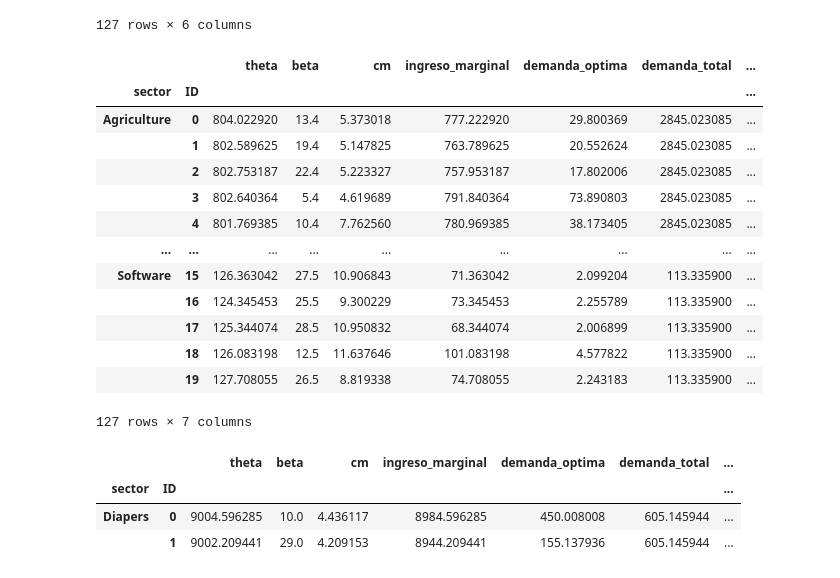
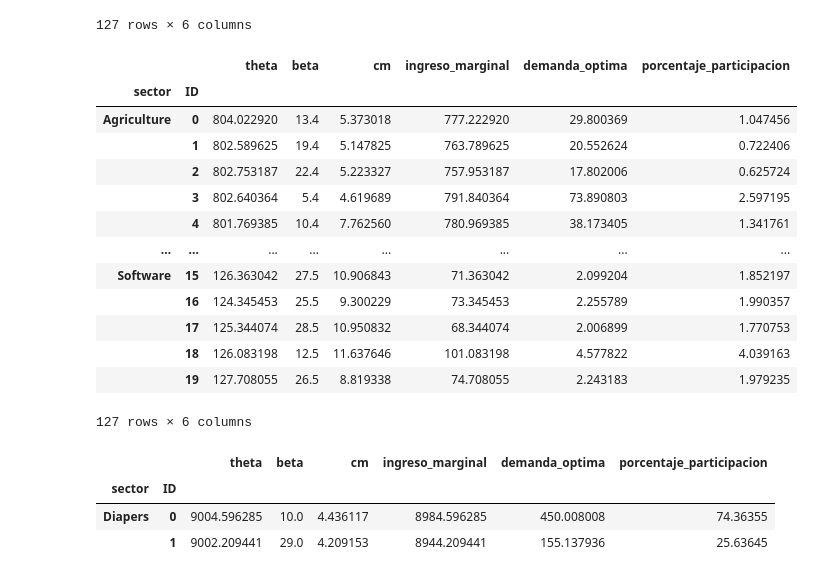
Before and after one commit to Davichobacter/ds-4geeks, a Jupyter notebook: taller_poder_mercado.ipynb, the cells around one changed output. Drawn from its saved outputs; the diff is of its cells as text; code cells hidden in the pictures.

```diff
--- a/taller_poder_mercado.ipynb
+++ b/taller_poder_mercado.ipynb
@@ -123,27 +123,27 @@ df_grupo
 |  | 19 | 127.708055 | 26.5 | 8.819338 | 74.708055 | 2.243183 | 113.335900 |
 127 rows × 6 columns
 # %%
-df_grupo['porcentaje_participacion'] = (df_grupo['demanda_optima'] / df_grupo['demanda_total'])*100
+df_grupo['porcentaje_participacion'] = (df_grupo['demanda_optima'] / df_grupo.groupby('sector')['demanda_optima'].transform('sum'))*100
 df_grupo
 # %% [output]
-|  |  | theta | beta | cm | ingreso_marginal | demanda_optima | demanda_total | ... |
-| sector | ID |  |  |  |  |  |  | ... |
-| Agriculture | 0 | 804.022920 | 13.4 | 5.373018 | 777.222920 | 29.800369 | 2845.023085 | ... |
-|  | 1 | 802.589625 | 19.4 | 5.147825 | 763.789625 | 20.552624 | 2845.023085 | ... |
-|  | 2 | 802.753187 | 22.4 | 5.223327 | 757.953187 | 17.802006 | 2845.023085 | ... |
-|  | 3 | 802.640364 | 5.4 | 4.619689 | 791.840364 | 73.890803 | 2845.023085 | ... |
-|  | 4 | 801.769385 | 10.4 | 7.762560 | 780.969385 | 38.173405 | 2845.023085 | ... |
-| ... | ... | ... | ... | ... | ... | ... | ... | ... |
-| Software | 15 | 126.363042 | 27.5 | 10.906843 | 71.363042 | 2.099204 | 113.335900 | ... |
-|  | 16 | 124.345453 | 25.5 | 9.300229 | 73.345453 | 2.255789 | 113.335900 | ... |
-|  | 17 | 125.344074 | 28.5 | 10.950832 | 68.344074 | 2.006899 | 113.335900 | ... |
-|  | 18 | 126.083198 | 12.5 | 11.637646 | 101.083198 | 4.577822 | 113.335900 | ... |
-|  | 19 | 127.708055 | 26.5 | 8.819338 | 74.708055 | 2.243183 | 113.335900 | ... |
+|  |  | theta | beta | cm | ingreso_marginal | demanda_optima | porcentaje_participacion |
+| sector | ID |  |  |  |  |  |  |
+| Agriculture | 0 | 804.022920 | 13.4 | 5.373018 | 777.222920 | 29.800369 | 1.047456 |
+|  | 1 | 802.589625 | 19.4 | 5.147825 | 763.789625 | 20.552624 | 0.722406 |
+|  | 2 | 802.753187 | 22.4 | 5.223327 | 757.953187 | 17.802006 | 0.625724 |
+|  | 3 | 802.640364 | 5.4 | 4.619689 | 791.840364 | 73.890803 | 2.597195 |
+|  | 4 | 801.769385 | 10.4 | 7.762560 | 780.969385 | 38.173405 | 1.341761 |
+| ... | ... | ... | ... | ... | ... | ... | ... |
+| Software | 15 | 126.363042 | 27.5 | 10.906843 | 71.363042 | 2.099204 | 1.852197 |
+|  | 16 | 124.345453 | 25.5 | 9.300229 | 73.345453 | 2.255789 | 1.990357 |
+|  | 17 | 125.344074 | 28.5 | 10.950832 | 68.344074 | 2.006899 | 1.770753 |
+|  | 18 | 126.083198 | 12.5 | 11.637646 | 101.083198 | 4.577822 | 4.039163 |
+|  | 19 | 127.708055 | 26.5 | 8.819338 | 74.708055 | 2.243183 | 1.979235 |
-127 rows × 7 columns
+127 rows × 6 columns
 # %%
 df_grupo[df_grupo.index.get_level_values('sector') == 'Diapers']
 # %% [output]
-|  |  | theta | beta | cm | ingreso_marginal | demanda_optima | demanda_total | ... |
-| sector | ID |  |  |  |  |  |  | ... |
-| Diapers | 0 | 9004.596285 | 10.0 | 4.436117 | 8984.596285 | 450.008008 | 605.145944 | ... |
-|  | 1 | 9002.209441 | 29.0 | 4.209153 | 8944.209441 | 155.137936 | 605.145944 | ... |
+|  |  | theta | beta | cm | ingreso_marginal | demanda_optima | porcentaje_participacion |
+| sector | ID |  |  |  |  |  |  |
+| Diapers | 0 | 9004.596285 | 10.0 | 4.436117 | 8984.596285 | 450.008008 | 74.36355 |
+|  | 1 | 9002.209441 | 29.0 | 4.209153 | 8944.209441 | 155.137936 | 25.63645 |
```
Also changed, not shown: parts of 1 cell of this notebook.
